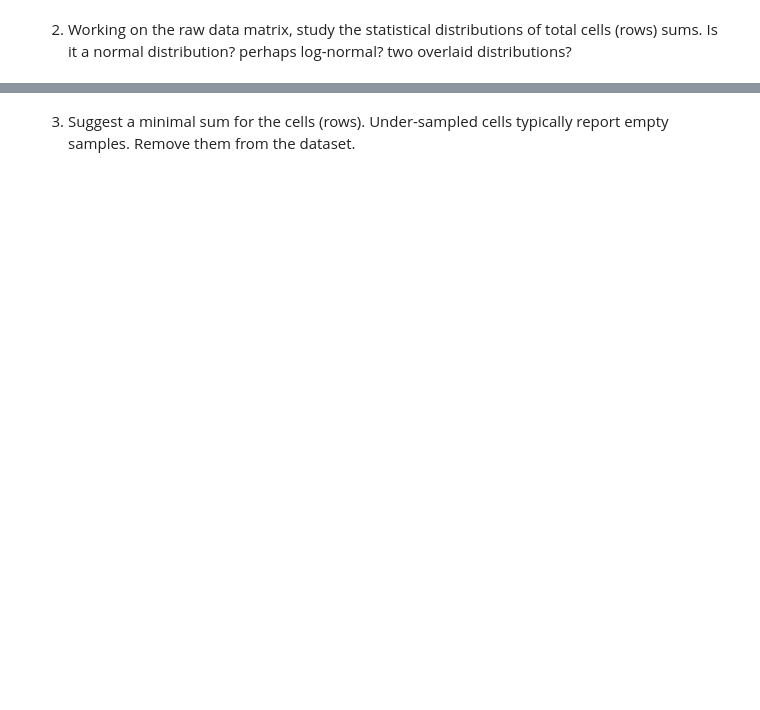
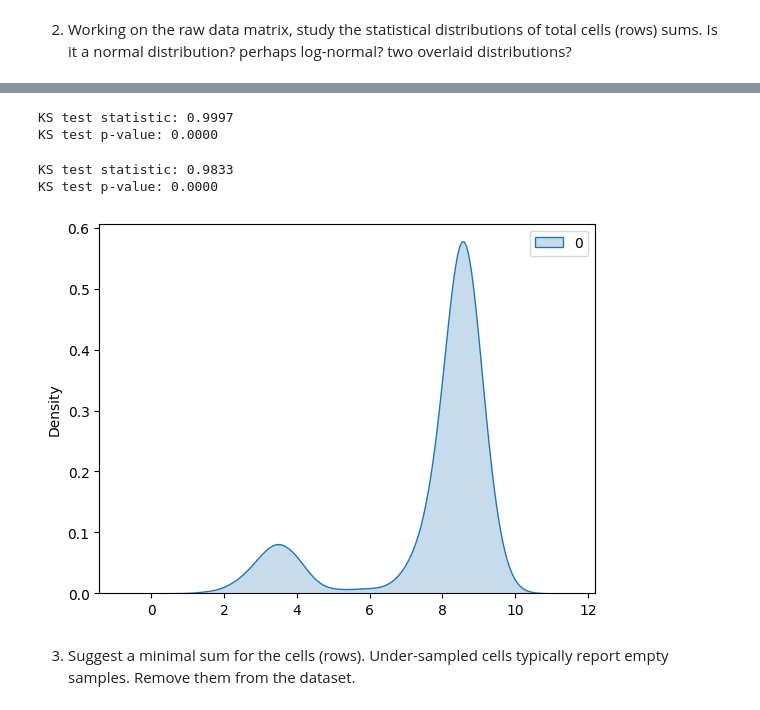
Before and after one commit to Mooguy/AIhub, a Jupyter notebook: ex-scrna/exerciseA.ipynb, the cells around one changed output, grey strips where cells are left out. Saved outputs shown, nothing was run; the diff lists cells and outputs as text; code cells hidden in the pictures; blank space fills up the shorter version.

```diff
--- a/ex-scrna/exerciseA.ipynb
+++ b/ex-scrna/exerciseA.ipynb
@@ -75,2 +172,28 @@ Download data (only when starting the tutorial for the first time):</span>
+# %%
+#Using ks test to check if the data is normally distributed:
+ks_stat, ks_pval = stats.kstest(total_genes, 'norm')
+
+print(f"KS test statistic: {ks_stat[0]:.4f}")
+print(f"KS test p-value: {ks_pval[0]:.4f}")
+# %% [output]
+KS test statistic: 0.9997
+KS test p-value: 0.0000
+# %%
+log_total_genes = np.log(total_genes)
+
+#Using ks test to check if the data is normally distributed:
+ks_stat, ks_pval = stats.kstest(log_total_genes, 'norm')
+
+print(f"KS test statistic: {ks_stat[0]:.4f}")
+print(f"KS test p-value: {ks_pval[0]:.4f}")
+
+#plot kde of log total genes:
+sns.kdeplot(log_total_genes, fill=True)
+
+plt.show()
+# %% [output]
+KS test statistic: 0.9833
+KS test p-value: 0.0000
+[figure, added]
 # %% [markdown]
 3.	Suggest a minimal sum for the cells (rows). Under-sampled cells typically report empty samples. Remove them from the dataset.
```
Also changed, not shown: parts of 19 cells of this notebook.
